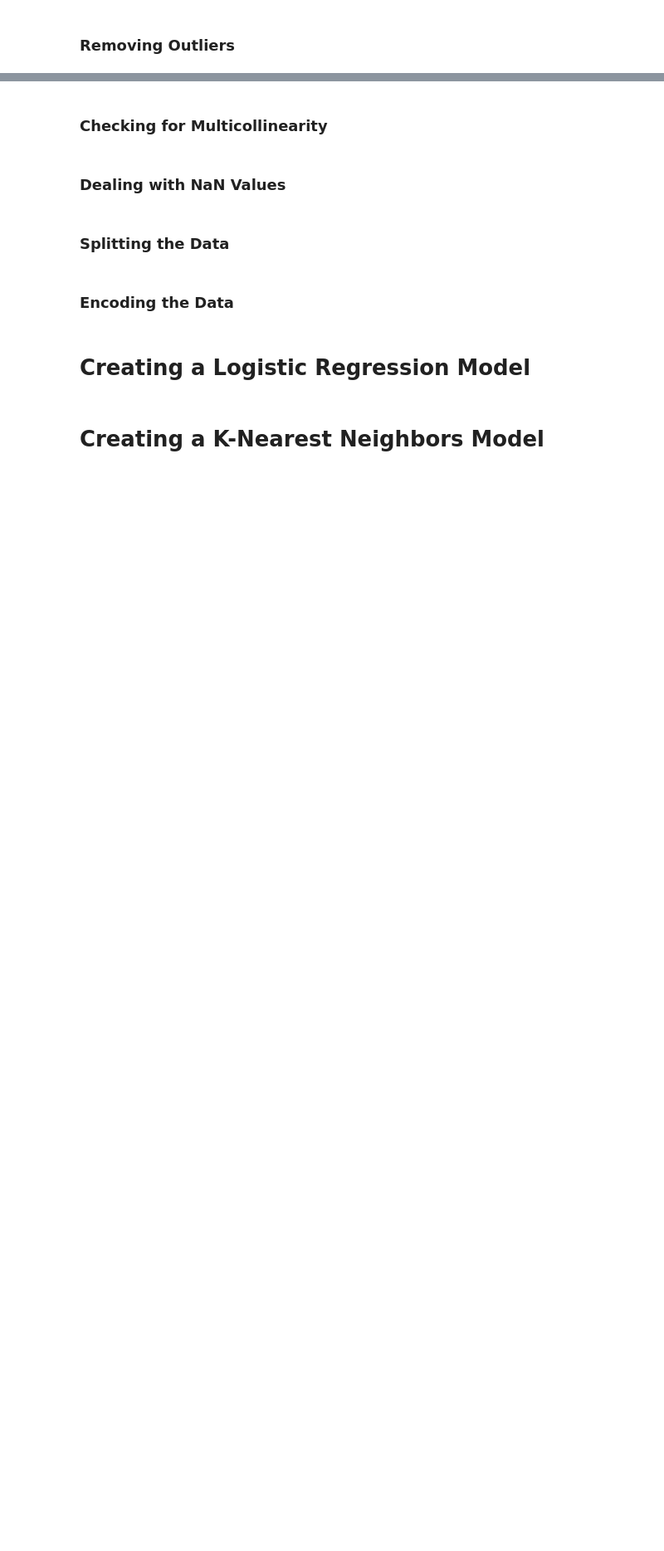
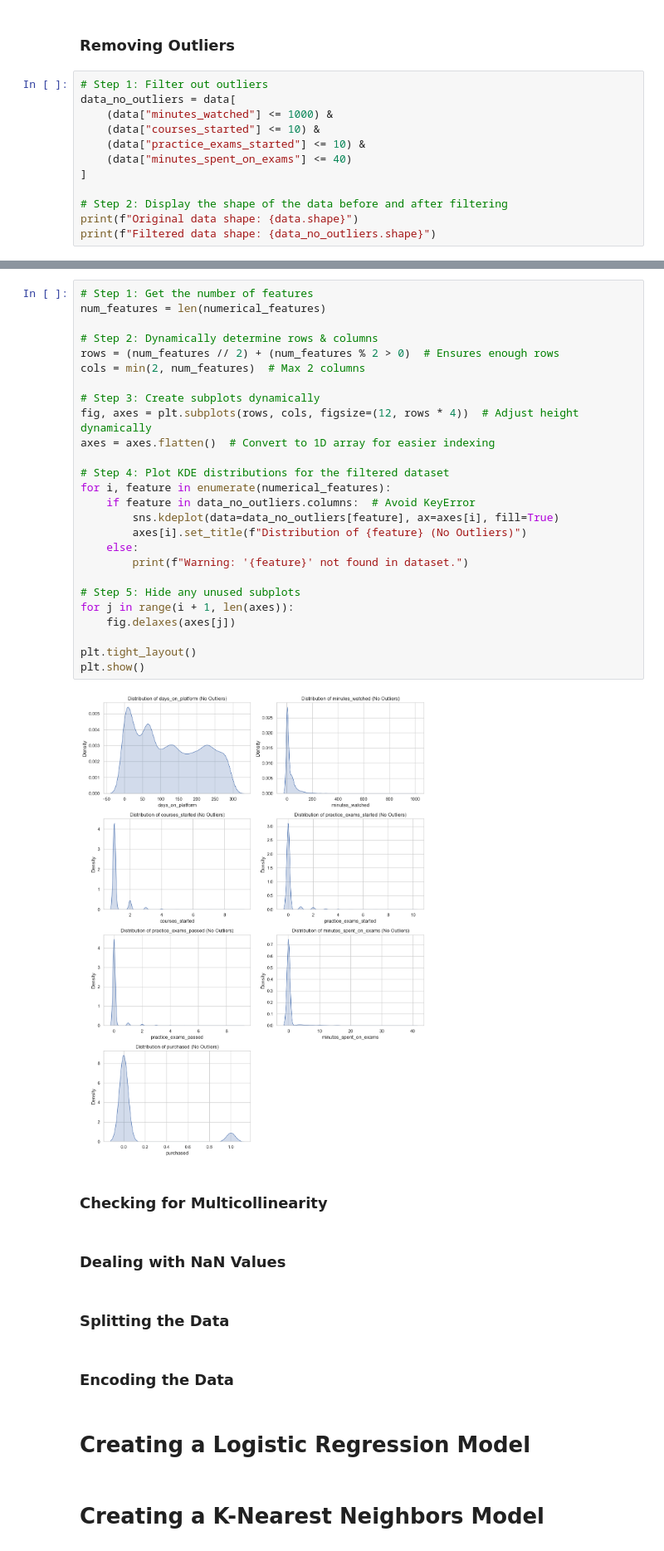
Before and after one commit to Mithunjack/365UpgradeAI, a Jupyter notebook: Machine Learning for User Classification Project/Machine Learning Project.ipynb, the cells around one changed output, grey strips where cells are left out. Shown at 83% size. Cells and saved outputs as stored; diff of their text form; blank space fills up the shorter version.

```diff
--- a/Machine Learning for User Classification Project/Machine Learning Project.ipynb
+++ b/Machine Learning for User Classification Project/Machine Learning Project.ipynb
@@ -60,3 +60,15 @@ plt.show()
 [figure]
 # %% [markdown]
 ### Removing Outliers
+# %%
+# Step 1: Filter out outliers
+data_no_outliers = data[
+    (data["minutes_watched"] <= 1000) &
+    (data["courses_started"] <= 10) &
+    (data["practice_exams_started"] <= 10) &
+    (data["minutes_spent_on_exams"] <= 40)
+]
+
+# Step 2: Display the shape of the data before and after filtering
+print(f"Original data shape: {data.shape}")
+print(f"Filtered data shape: {data_no_outliers.shape}")
@@ -63,3 +78,31 @@ plt.show()
+# %%
+# Step 1: Get the number of features
+num_features = len(numerical_features)
+
+# Step 2: Dynamically determine rows & columns
+rows = (num_features // 2) + (num_features % 2 > 0)  # Ensures enough rows
+cols = min(2, num_features)  # Max 2 columns
+
+# Step 3: Create subplots dynamically
+fig, axes = plt.subplots(rows, cols, figsize=(12, rows * 4))  # Adjust height dynamically
+axes = axes.flatten()  # Convert to 1D array for easier indexing
+
+# Step 4: Plot KDE distributions for the filtered dataset
+for i, feature in enumerate(numerical_features):
+    if feature in data_no_outliers.columns:  # Avoid KeyError
+        sns.kdeplot(data=data_no_outliers[feature], ax=axes[i], fill=True)
+        axes[i].set_title(f"Distribution of {feature} (No Outliers)")
+    else:
+        print(f"Warning: '{feature}' not found in dataset.")
+
+# Step 5: Hide any unused subplots
+for j in range(i + 1, len(axes)):
+    fig.delaxes(axes[j])
+
+plt.tight_layout()
+plt.show()
+# %% [output]
+[figure, added]
 # %% [markdown]
 ### Checking for Multicollinearity
 # %% [markdown]
```
Also changed, not shown: parts of 1 cell of this notebook.
